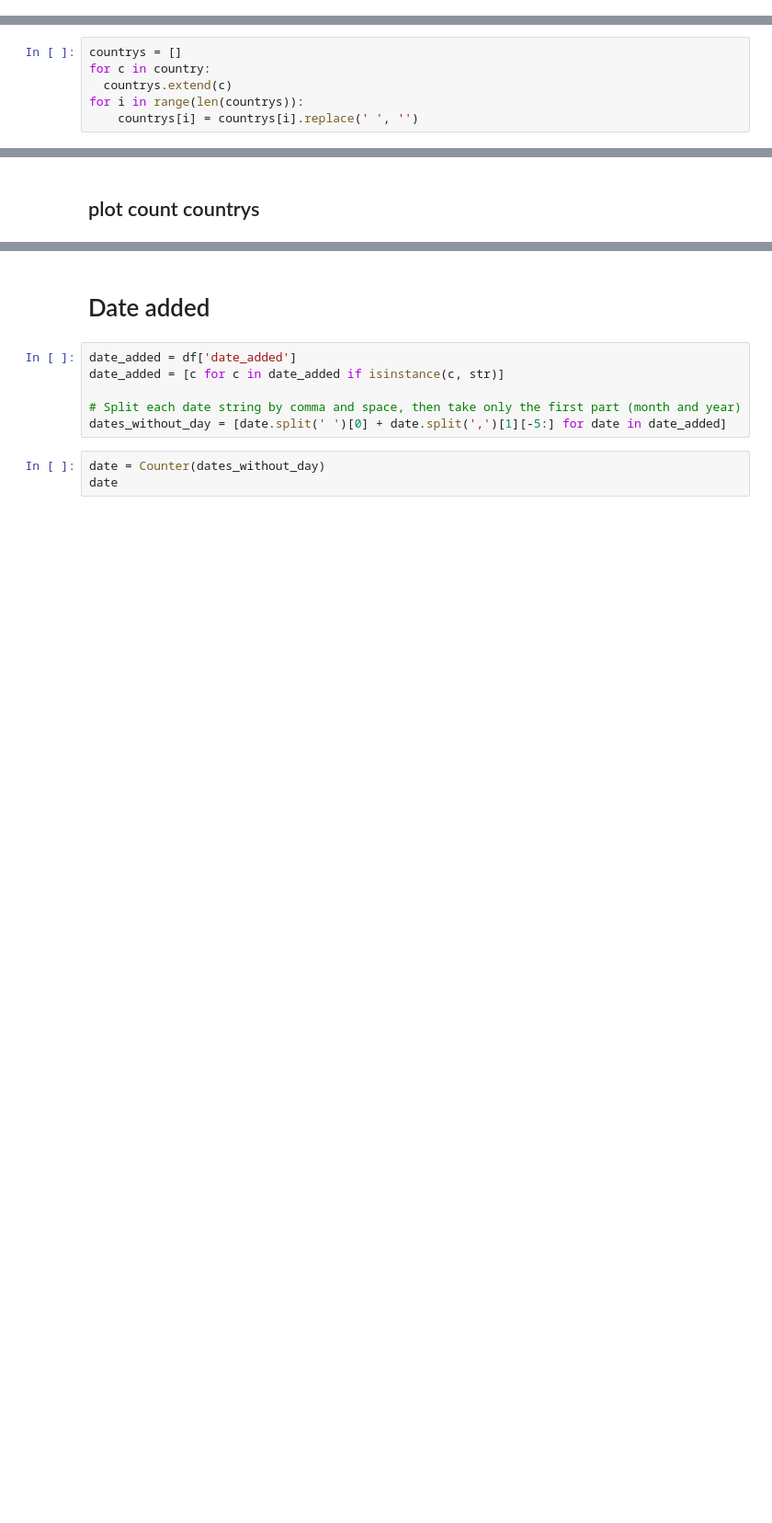
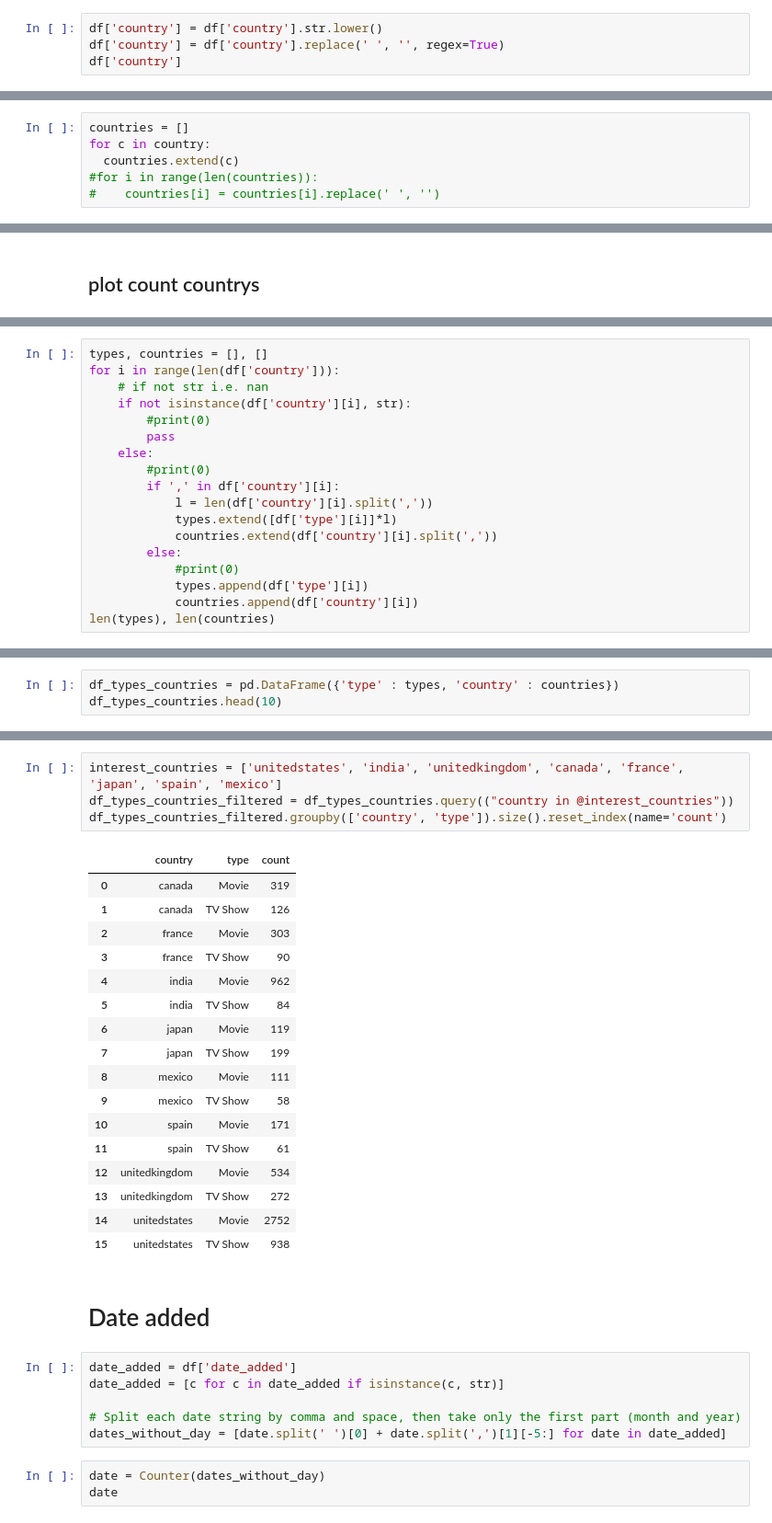
Before and after one commit to Edgar-La/Data_visualization_MoviesTVshows, a Jupyter notebook: Data_visualization.ipynb, the cells around one changed output, grey strips where cells are left out. Shown at 92% size. Cells and saved outputs as stored; diff of their text form; blank space fills up the shorter version.

Commit message:
query, where and groupby on country/type atributtes

```diff
--- a/Data_visualization.ipynb
+++ b/Data_visualization.ipynb
@@ -183,0 +163,4 @@ Name: country, Length: 748, dtype: int64
+# %%
+df['country'] = df['country'].str.lower()
+df['country'] = df['country'].replace(' ', '', regex=True)
+df['country']
@@ -187,6 +202,6 @@ country = [c.split(',') for c in country if isinstance(c, str)]
 # %%
-countrys = []
+countries = []
 for c in country:
-  countrys.extend(c)
-for i in range(len(countrys)):
-    countrys[i] = countrys[i].replace(' ', '')
+  countries.extend(c)
+#for i in range(len(countries)):
+#    countries[i] = countries[i].replace(' ', '')
@@ -260,0 +278,18 @@ fig.show()
+# %%
+types, countries = [], []
+for i in range(len(df['country'])):
+    # if not str i.e. nan
+    if not isinstance(df['country'][i], str):
+        #print(0)
+        pass
+    else:
+        #print(0)
+        if ',' in df['country'][i]:
+            l = len(df['country'][i].split(','))
+            types.extend([df['type'][i]]*l)
+            countries.extend(df['country'][i].split(','))
+        else:
+            #print(0)
+            types.append(df['type'][i])
+            countries.append(df['country'][i])
+len(types), len(countries)
@@ -260,0 +312,3 @@ fig.show()
+# %%
+df_types_countries = pd.DataFrame({'type' : types, 'country' : countries})
+df_types_countries.head(10)
@@ -261,3 +344,25 @@ fig.show()
+# %%
+interest_countries = ['unitedstates', 'india', 'unitedkingdom', 'canada', 'france', 'japan', 'spain', 'mexico']
+df_types_countries_filtered = df_types_countries.query(("country in @interest_countries"))
+df_types_countries_filtered.groupby(['country', 'type']).size().reset_index(name='count')
+# %% [output]
+|  | country | type | count |
+| 0 | canada | Movie | 319 |
+| 1 | canada | TV Show | 126 |
+| 2 | france | Movie | 303 |
+| 3 | france | TV Show | 90 |
+| 4 | india | Movie | 962 |
+| 5 | india | TV Show | 84 |
+| 6 | japan | Movie | 119 |
+| 7 | japan | TV Show | 199 |
+| 8 | mexico | Movie | 111 |
+| 9 | mexico | TV Show | 58 |
+| 10 | spain | Movie | 171 |
+| 11 | spain | TV Show | 61 |
+| 12 | unitedkingdom | Movie | 534 |
+| 13 | unitedkingdom | TV Show | 272 |
+| 14 | unitedstates | Movie | 2752 |
+| 15 | unitedstates | TV Show | 938 |
 # %% [markdown]
 # Date added
 # %%
```
Also changed, not shown: parts of 19 cells of this notebook.
